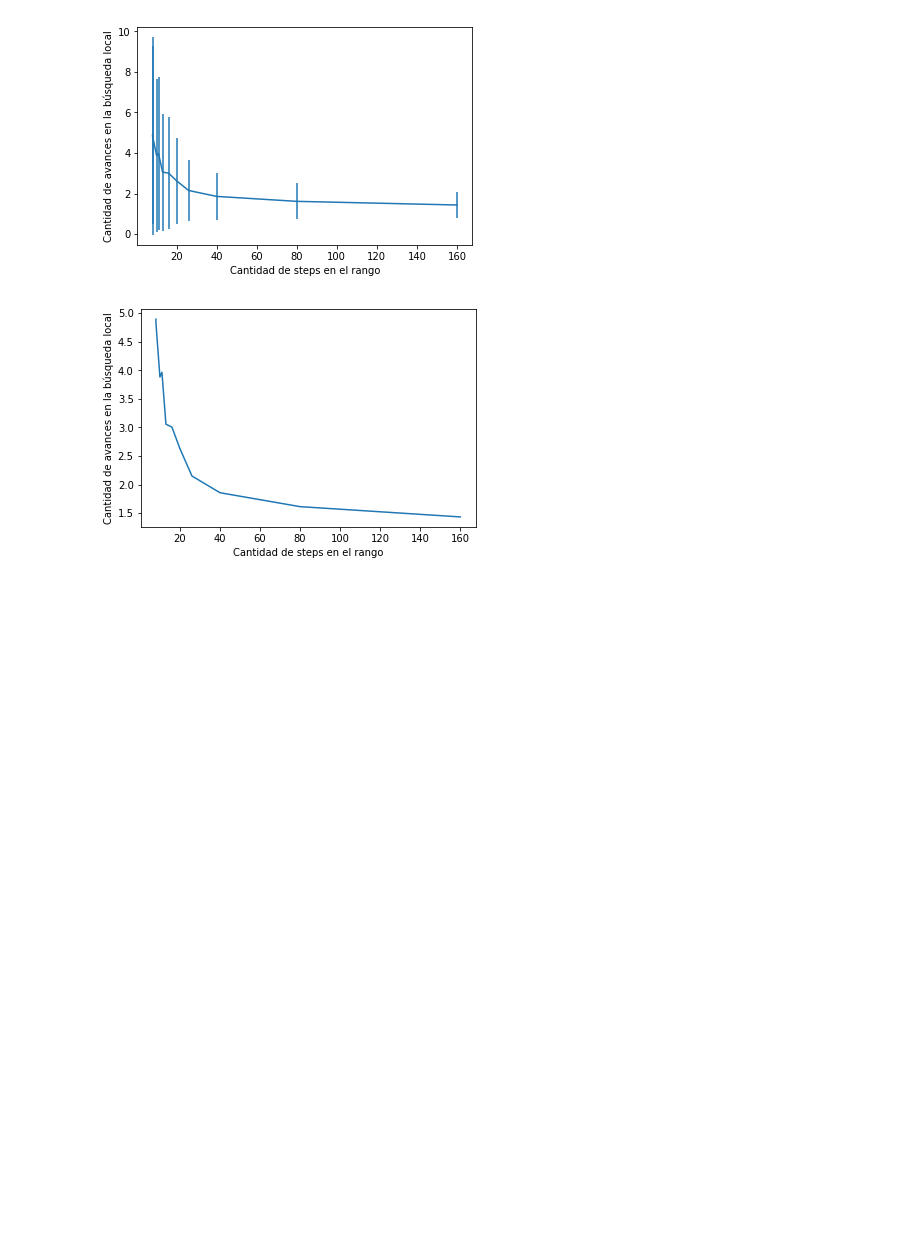
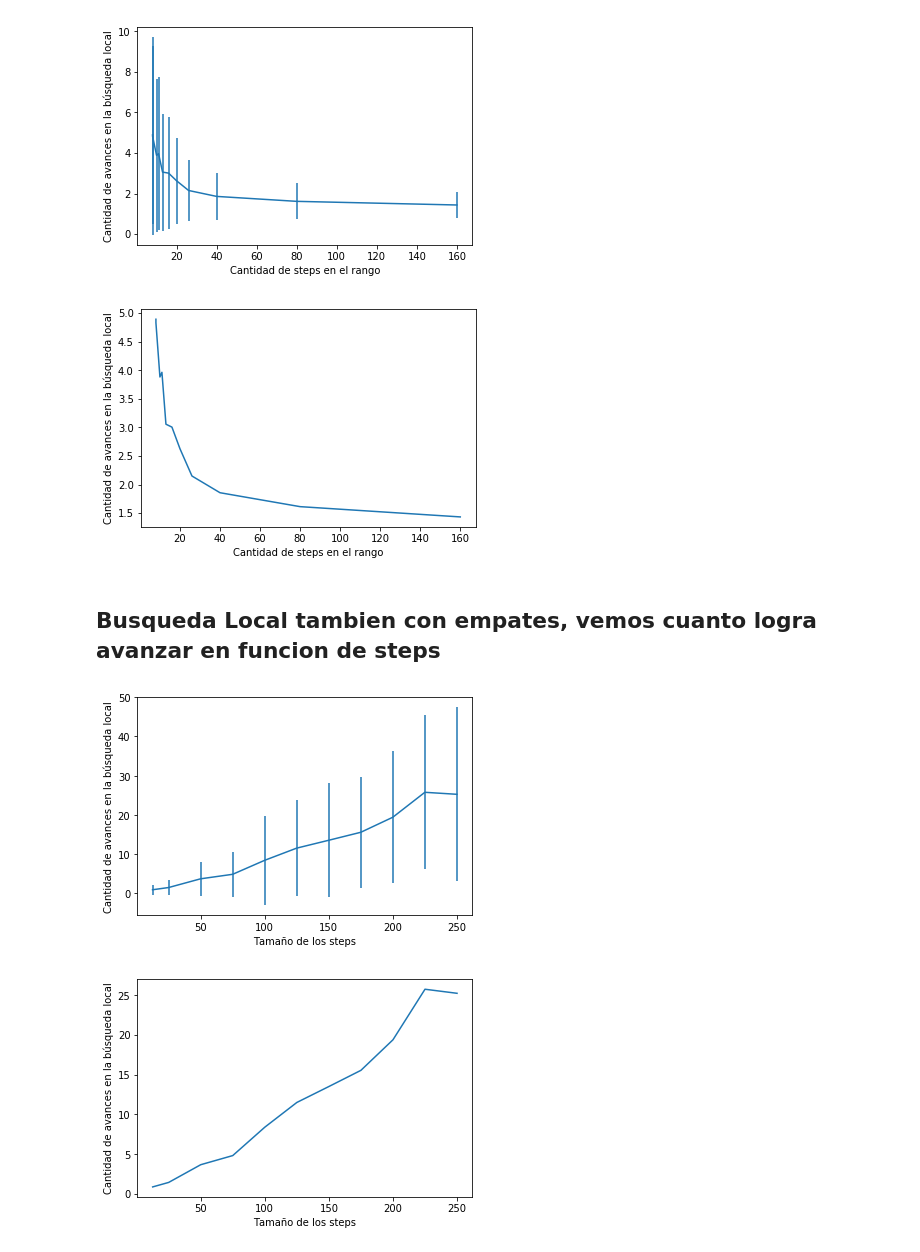
Before and after one commit to npazosmendez/connect4-AI, a Jupyter notebook: mediciones/gridsearch.ipynb, the cells around one changed output. Cells and saved outputs as stored; diff of their text form; code cells hidden in the pictures; blank space fills up the shorter version.

```diff
--- a/mediciones/gridsearch.ipynb
+++ b/mediciones/gridsearch.ipynb
@@ -60,3 +60,34 @@ plt.show()
 # %% [output]
 [figure]
 [figure]
+# %% [markdown]
+## Busqueda Local tambien con empates, vemos cuanto logra avanzar en funcion de steps
+# %%
+steps = [12.5,25,50,75,100,125,150,175,200,225,250]
+cant_steps = [ 2000/step for step in steps]
+# flashie y los corri a manopla pero ya estan
+filenames = ['save/grid/emp_{}.txt'.format(step) for step in steps]
+means_emp = []
+stds_emp = []
+# %%
+for i in range(len(steps)):
+    data = pd.read_csv(filenames[i],sep='\n', squeeze=True, header=None)
+    data = data[data<np.percentile(data, 98)]
+    means_emp.append(data.mean())
+    stds_emp.append(data.std())
+# %%
+plt.errorbar(steps,means_emp, yerr=stds_emp)
+# plt.legend()
+plt.xlabel('Tamaño de los steps')
+plt.ylabel('Cantidad de avances en la búsqueda local')
+plt.savefig('plots/grid/empate_steps_err.pdf')
+plt.show()
+
+plt.plot(steps,means_emp)
+plt.xlabel('Tamaño de los steps')
+plt.ylabel('Cantidad de avances en la búsqueda local')
+plt.savefig('plots/grid/empate_steps.pdf')
+plt.show()
+# %% [output]
+[figure, added]
+[figure, added]
```
Also changed, not shown: parts of 4 cells of this notebook, 23 other files.
